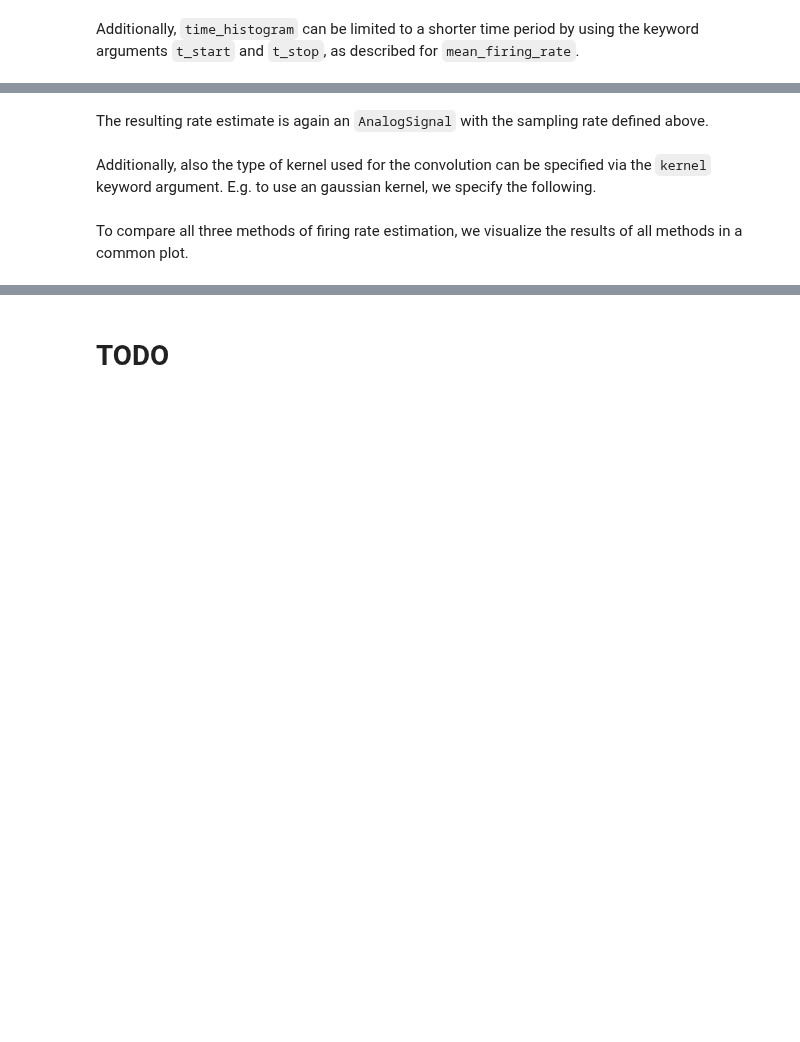
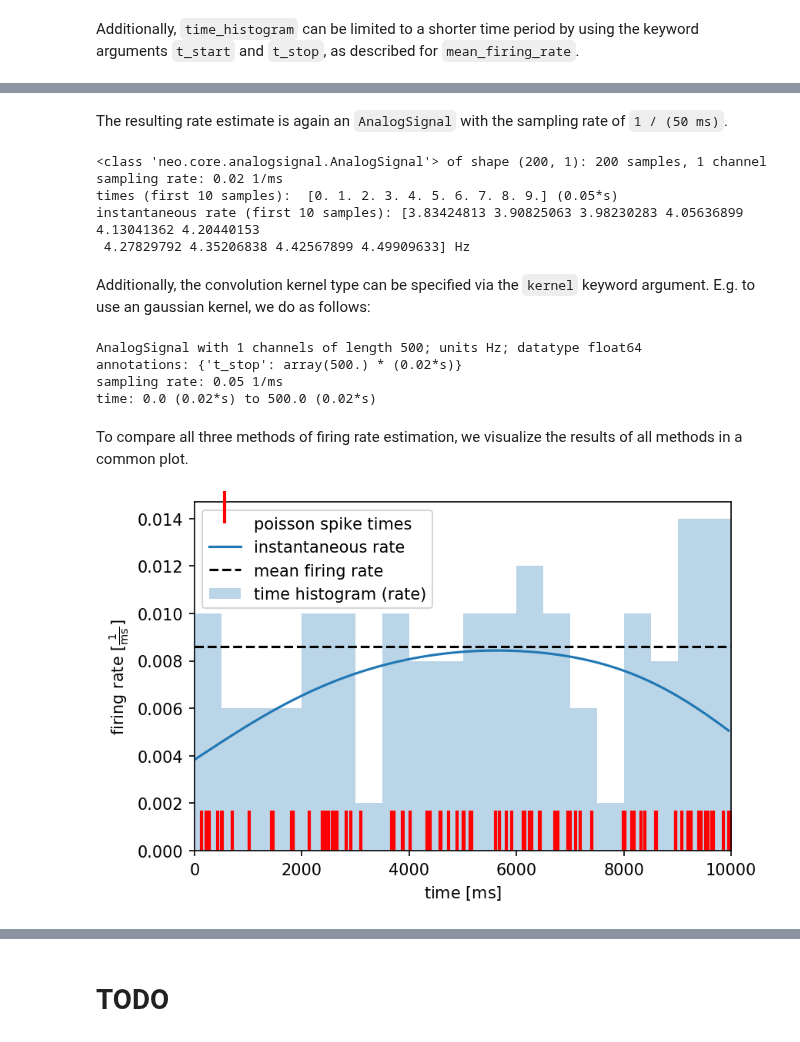
Before and after one commit to NeuralEnsemble/elephant, a Jupyter notebook: doc/tutorials/statistics.ipynb, the cells around one changed output, grey strips where cells are left out. Cells and saved outputs as stored; diff of their text form; code cells hidden in the pictures; blank space fills up the shorter version.

```diff
--- a/doc/tutorials/statistics.ipynb
+++ b/doc/tutorials/statistics.ipynb
@@ -61,39 +190,50 @@ Estimation of the instantaneous rate requires a sampling period on which the fir
 # %%
-inst_rate = instantaneous_rate(spiketrain1, 50*ms)
+inst_rate = instantaneous_rate(spiketrain1, sampling_period=50*ms)
 # %% [markdown]
-The resulting rate estimate is again an `AnalogSignal` with the sampling rate defined above.
+The resulting rate estimate is again an `AnalogSignal` with the sampling rate of `1 / (50 ms)`.
 # %%
+print(type(inst_rate), f"of shape {inst_rate.shape}: {inst_rate.shape[0]} samples, {inst_rate.shape[1]} channel")
 print('sampling rate:', inst_rate.sampling_rate)
-print('times:', inst_rate.times)
-print('instantaneous rate:', inst_rate[:,0].T)
+print('times (first 10 samples): ', inst_rate.times[:10])
+print('instantaneous rate (first 10 samples):', inst_rate.T[0, :10])
+# %% [output]
+<class 'neo.core.analogsignal.AnalogSignal'> of shape (200, 1): 200 samples, 1 channel
+sampling rate: 0.02 1/ms
+times (first 10 samples):  [0. 1. 2. 3. 4. 5. 6. 7. 8. 9.] (0.05*s)
+instantaneous rate (first 10 samples): [3.83424813 3.90825063 3.98230283 4.05636899 4.13041362 4.20440153
+ 4.27829792 4.35206838 4.42567899 4.49909633] Hz
 # %% [markdown]
-Additionally, also the type of kernel used for the convolution can be specified via the `kernel` keyword argument. E.g. to use an gaussian kernel, we specify the following.
+Additionally, the convolution kernel type can be specified via the `kernel` keyword argument. E.g. to use an gaussian kernel, we do as follows:
 # %%
 from elephant.kernels import GaussianKernel
-instantaneous_rate(spiketrain1, 20*ms, kernel=GaussianKernel(200*ms))
+instantaneous_rate(spiketrain1, sampling_period=20*ms, kernel=GaussianKernel(200*ms))
+# %% [output]
+AnalogSignal with 1 channels of length 500; units Hz; datatype float64
+annotations: {'t_stop': array(500.) * (0.02*s)}
+sampling rate: 0.05 1/ms
+time: 0.0 (0.02*s) to 500.0 (0.02*s)
 # %% [markdown]
 To compare all three methods of firing rate estimation, we visualize the results of all methods in a common plot.
 # %%
-import matplotlib.pyplot as plt
-%matplotlib inline
+plt.figure(dpi=150)
 
-plt.figure(figsize=(15,10))
-
-# plotting original spiketrain
-plt.plot(spiketrain1, [0]*len(spiketrain1), 'r', marker=2, ms=25, markeredgewidth=5, lw=0, label='poisson spike times')
+# plotting the original spiketrain
+plt.plot(spiketrain1, [0]*len(spiketrain1), 'r', marker=2, ms=25, markeredgewidth=2, lw=0, label='poisson spike times')
 
 # mean firing rate
-plt.hlines(mean_firing_rate(spiketrain1), xmin=spiketrain1.t_start, xmax=spiketrain1.t_stop, label='mean_firing_rate')
+plt.hlines(mean_firing_rate(spiketrain1), xmin=spiketrain1.t_start, xmax=spiketrain1.t_stop, linestyle='--', label='mean firing rate')
 
 # time histogram
 plt.bar(histogram_rate.times, histogram_rate.magnitude.flatten(), width=histogram_rate.sampling_period, align='edge', alpha=0.3, label='time histogram (rate)')
 
 # instantaneous rate
 plt.plot(inst_rate.times.rescale(ms), inst_rate.rescale(histogram_rate.dimensionality).magnitude.flatten(), label='instantaneous rate')
 
 # axis labels and legend
 plt.xlabel('time [{}]'.format(spiketrain1.times.dimensionality.latex))
 plt.ylabel('firing rate [{}]'.format(histogram_rate.dimensionality.latex))
 plt.xlim(spiketrain1.t_start, spiketrain1.t_stop)
 plt.legend()
 plt.show()
+# %% [output]
+[figure, added]
```
Also changed, not shown: parts of 44 cells of this notebook, 6 other files.
